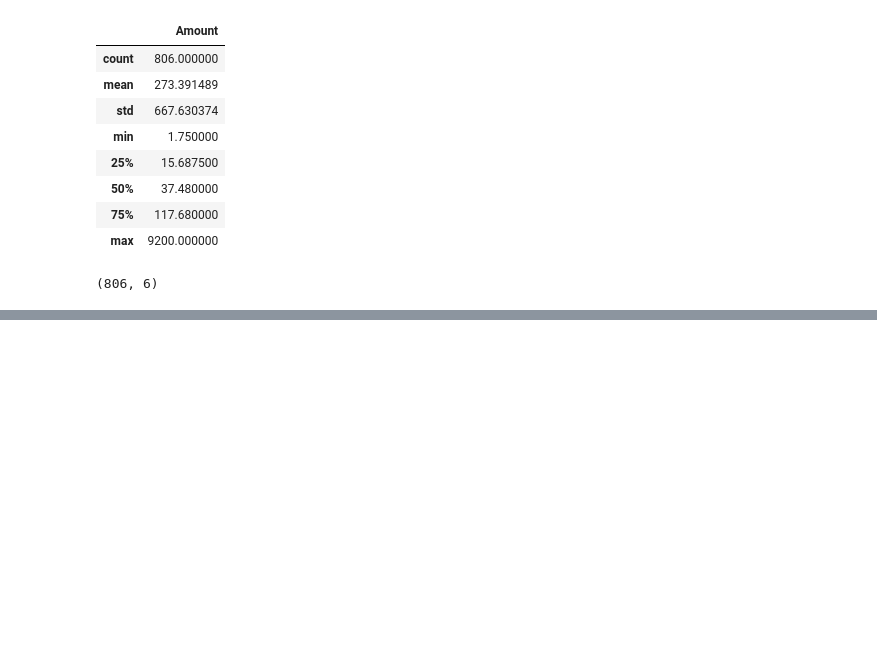
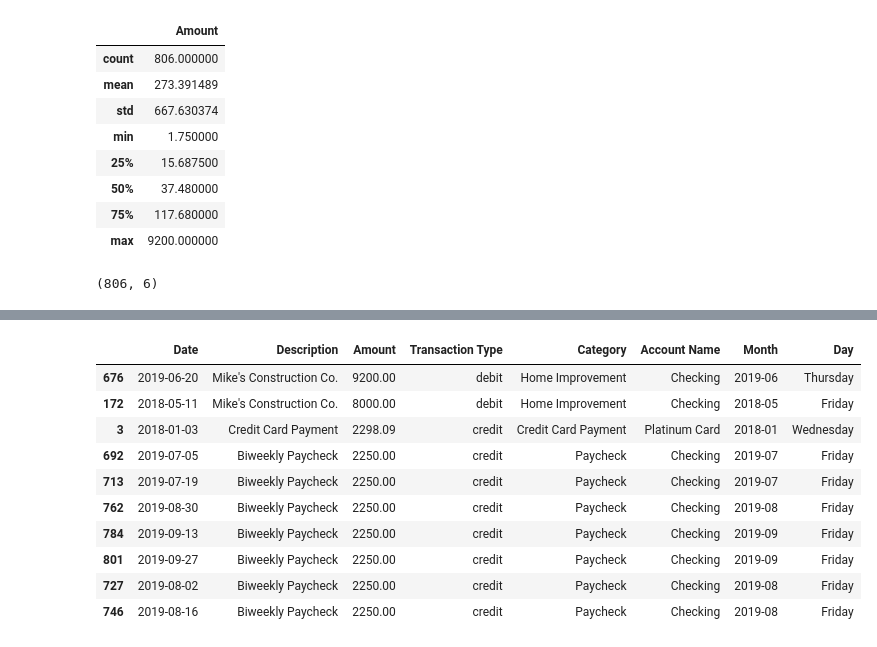
Before and after one commit to Noah1625/Categorization-and-Analytics-Dashboard, a Jupyter notebook: notebooks/eda.ipynb, the cells around one changed output, grey strips where cells are left out. Saved outputs shown, nothing was run; the diff lists cells and outputs as text; code cells hidden in the pictures; blank space fills up the shorter version.

```diff
--- a/notebooks/eda.ipynb
+++ b/notebooks/eda.ipynb
@@ -57,0 +159,15 @@ df['Amount'] = pd.to_numeric(df['Amount'], errors='coerce')
+# %%
+#Simple Outlier Detection
+df.sort_values('Amount', ascending=False).head(10)
+# %% [output]
+|  | Date | Description | Amount | Transaction Type | Category | Account Name | Month | Day |
+| 676 | 2019-06-20 | Mike's Construction Co. | 9200.00 | debit | Home Improvement | Checking | 2019-06 | Thursday |
+| 172 | 2018-05-11 | Mike's Construction Co. | 8000.00 | debit | Home Improvement | Checking | 2018-05 | Friday |
+| 3 | 2018-01-03 | Credit Card Payment | 2298.09 | credit | Credit Card Payment | Platinum Card | 2018-01 | Wednesday |
+| 692 | 2019-07-05 | Biweekly Paycheck | 2250.00 | credit | Paycheck | Checking | 2019-07 | Friday |
+| 713 | 2019-07-19 | Biweekly Paycheck | 2250.00 | credit | Paycheck | Checking | 2019-07 | Friday |
+| 762 | 2019-08-30 | Biweekly Paycheck | 2250.00 | credit | Paycheck | Checking | 2019-08 | Friday |
+| 784 | 2019-09-13 | Biweekly Paycheck | 2250.00 | credit | Paycheck | Checking | 2019-09 | Friday |
+| 801 | 2019-09-27 | Biweekly Paycheck | 2250.00 | credit | Paycheck | Checking | 2019-09 | Friday |
+| 727 | 2019-08-02 | Biweekly Paycheck | 2250.00 | credit | Paycheck | Checking | 2019-08 | Friday |
+| 746 | 2019-08-16 | Biweekly Paycheck | 2250.00 | credit | Paycheck | Checking | 2019-08 | Friday |
```
Also changed, not shown: parts of 24 cells of this notebook.
